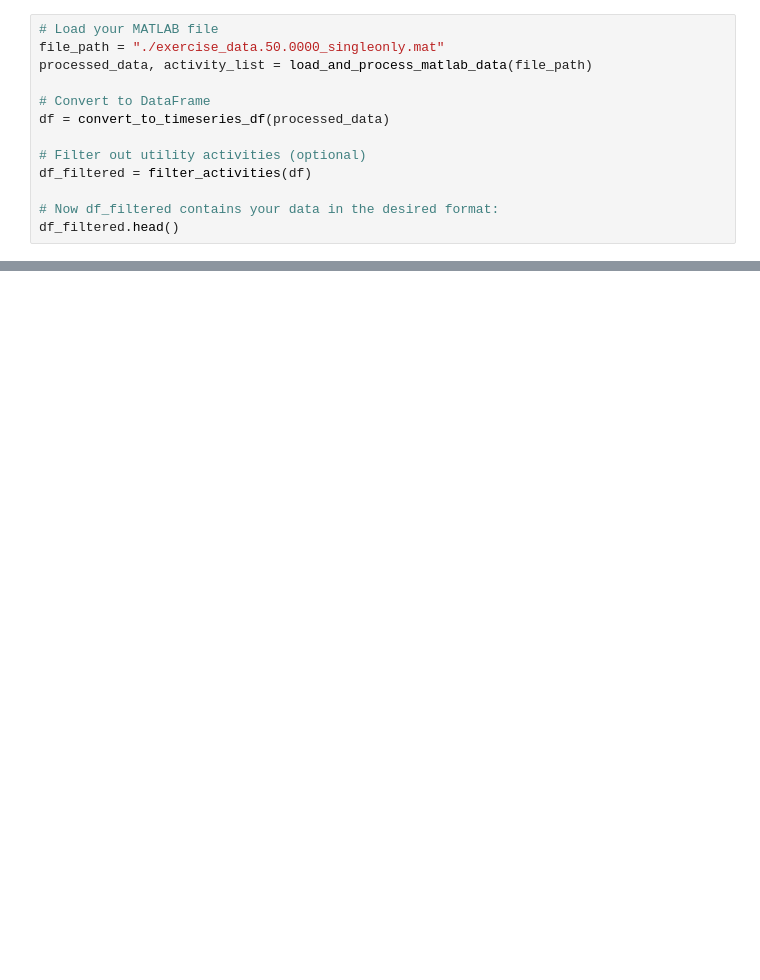
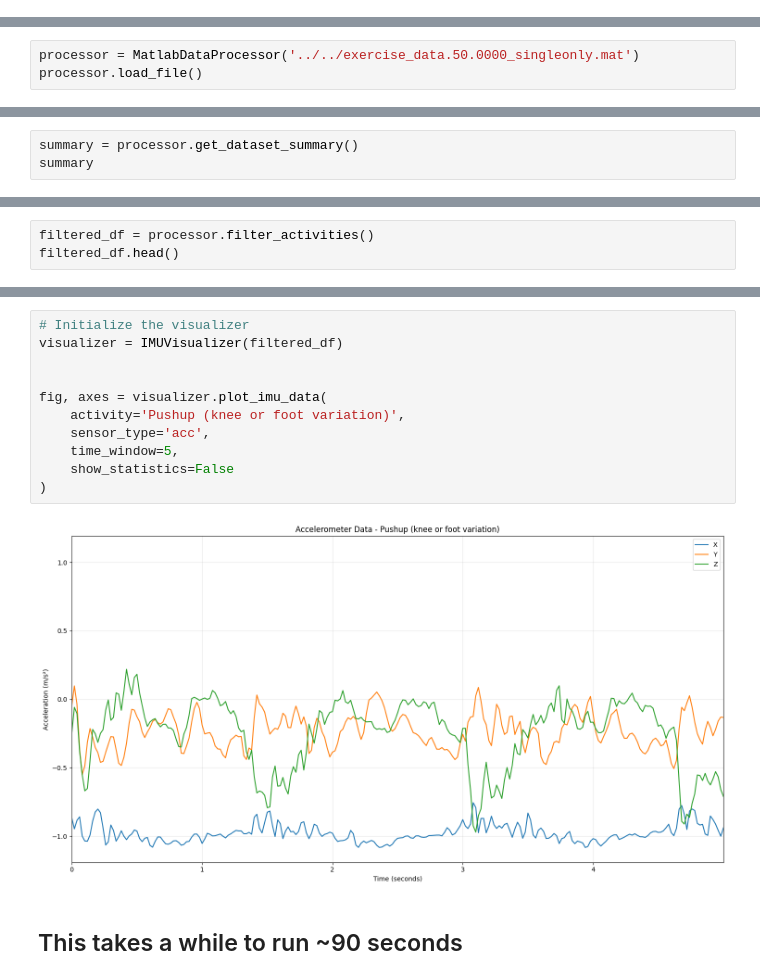
Before and after one commit to Djai284/smartwatch-activity-recognition, a Jupyter notebook: recofit/preprocessing.ipynb, the cells around one changed output, grey strips where cells are left out. Drawn from its saved outputs; the diff is of its cells as text; blank space fills up the shorter version.

```diff
--- a/recofit/preprocessing.ipynb
+++ b/recofit/preprocessing.ipynb
@@ -292,13 +297,0 @@ def filter_activities(df: pd.DataFrame, exclude_activities: List[str] = None) ->
-# %%
-# Load your MATLAB file
-file_path = "./exercise_data.50.0000_singleonly.mat"
-processed_data, activity_list = load_and_process_matlab_data(file_path)
-
-# Convert to DataFrame
-df = convert_to_timeseries_df(processed_data)
-
-# Filter out utility activities (optional)
-df_filtered = filter_activities(df)
-
-# Now df_filtered contains your data in the desired format:
-df_filtered.head()
@@ -467,0 +298,3 @@ plot_imu_data(df, activity='Pushups', sensor_type='gyr', time_window=5)
+# %%
+processor = MatlabDataProcessor('../../exercise_data.50.0000_singleonly.mat')
+processor.load_file()
@@ -467,0 +317,3 @@ plot_imu_data(df, activity='Pushups', sensor_type='gyr', time_window=5)
+# %%
+summary = processor.get_dataset_summary()
+summary
@@ -467,0 +338,3 @@ plot_imu_data(df, activity='Pushups', sensor_type='gyr', time_window=5)
+# %%
+filtered_df = processor.filter_activities()
+filtered_df.head()
@@ -467,0 +603,15 @@ plot_imu_data(df, activity='Pushups', sensor_type='gyr', time_window=5)
+# %%
+# Initialize the visualizer
+visualizer = IMUVisualizer(filtered_df)
+
+
+fig, axes = visualizer.plot_imu_data(
+    activity='Pushup (knee or foot variation)',
+    sensor_type='acc',
+    time_window=5,
+    show_statistics=False
+)
+# %% [output]
+[figure, added]
+# %% [markdown]
+## This takes a while to run ~90 seconds
```
Also changed, not shown: parts of 10 cells of this notebook.
